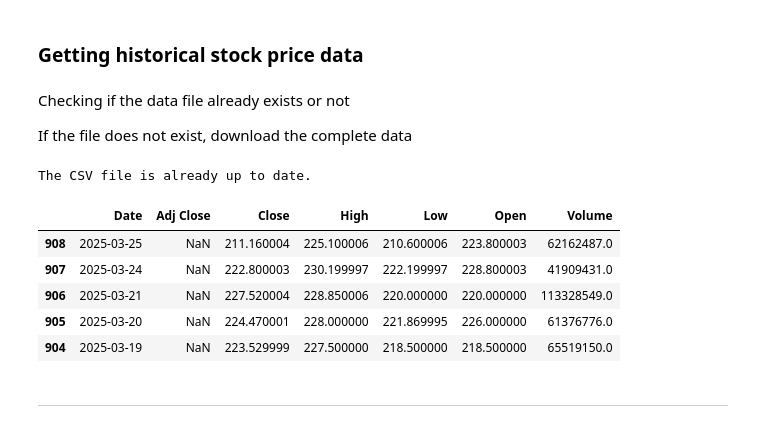
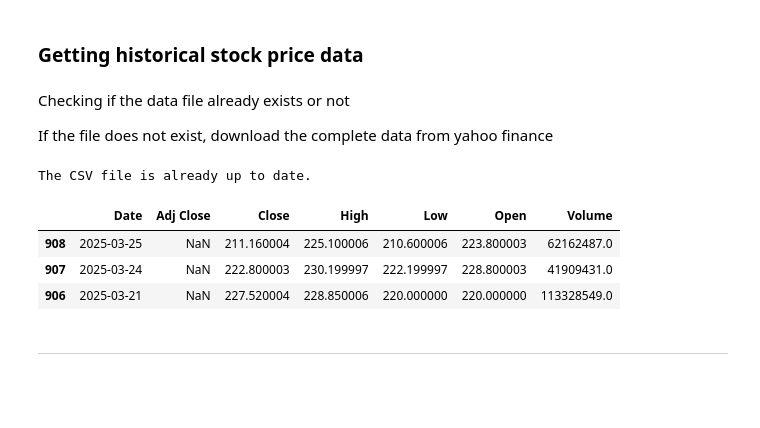
Before and after one commit to KaranSharma-007/Python-Finance, a Jupyter notebook: Main.ipynb, the cells around one changed output. Drawn from its saved outputs; the diff is of its cells as text; code cells hidden in the pictures; blank space fills up the shorter version.

```diff
--- a/Main.ipynb
+++ b/Main.ipynb
@@ -157,18 +164,16 @@ financial_df.to_excel(financial_file_path, index=False)
 # %% [markdown]
 Checking if the data file already exists or not
 
-If the file does not exist, download the complete data
+If the file does not exist, download the complete data from yahoo finance
 # %%
 stock_price_df = preprocess_stock_price_data(stock_name, market, stock_price_file_path)
-stock_price_df.sort_values('Date', ascending=False).head()
+stock_price_df.sort_values('Date', ascending=False).head(3)
 # %% [output]
 The CSV file is already up to date.
 |  | Date | Adj Close | Close | High | Low | Open | Volume |
 | 908 | 2025-03-25 | NaN | 211.160004 | 225.100006 | 210.600006 | 223.800003 | 62162487.0 |
 | 907 | 2025-03-24 | NaN | 222.800003 | 230.199997 | 222.199997 | 228.800003 | 41909431.0 |
 | 906 | 2025-03-21 | NaN | 227.520004 | 228.850006 | 220.000000 | 220.000000 | 113328549.0 |
-| 905 | 2025-03-20 | NaN | 224.470001 | 228.000000 | 221.869995 | 226.000000 | 61376776.0 |
-| 904 | 2025-03-19 | NaN | 223.529999 | 227.500000 | 218.500000 | 218.500000 | 65519150.0 |
 # %% [markdown]
 -------------------------------------------------------------------------------------------------------------------
 # %% [markdown]
```
Also changed, not shown: parts of 54 cells of this notebook, 7 other files.
